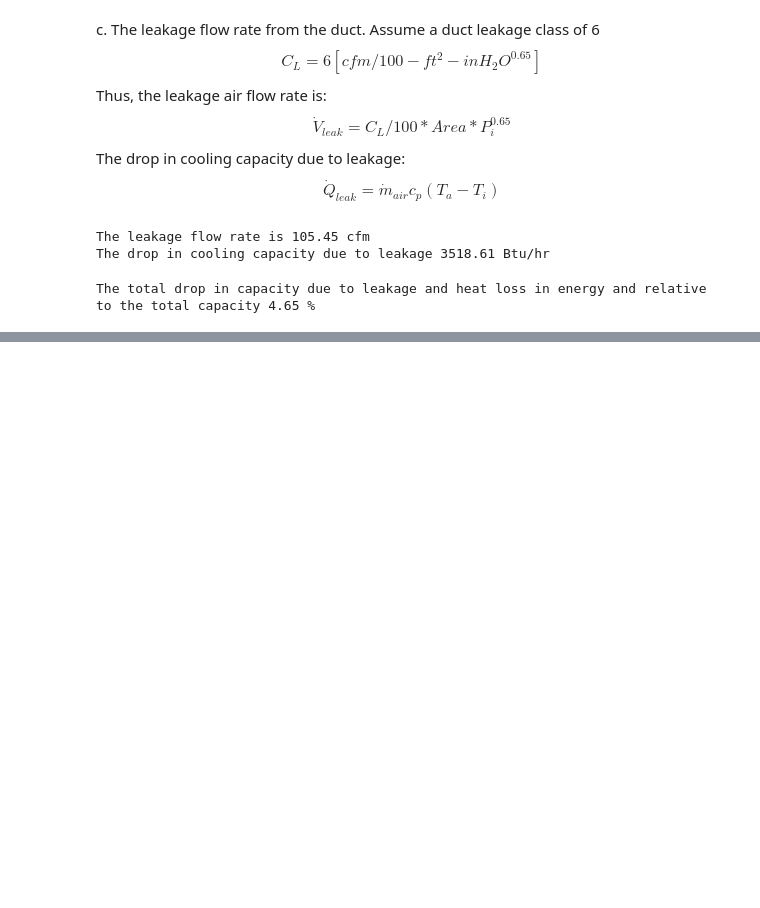
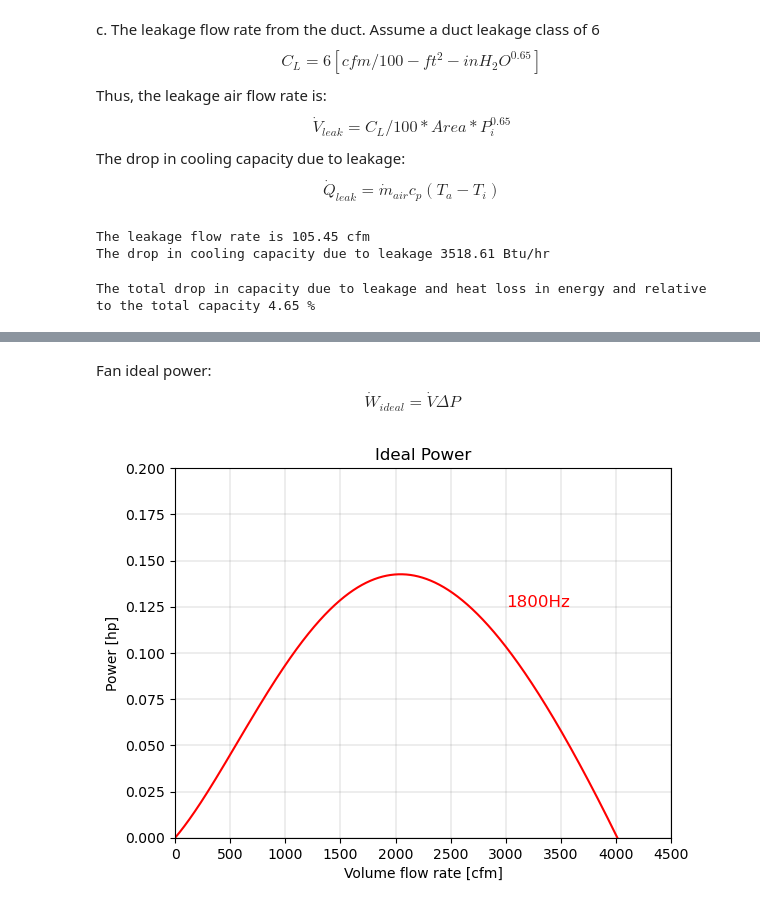
Before and after one commit to JieMa1202/CE414, a Jupyter notebook: Homework/Homework #5 #6.ipynb, the cells around one changed output, grey strips where cells are left out. Cells and saved outputs as stored; diff of their text form; code cells hidden in the pictures; blank space fills up the shorter version.

```diff
--- a/Homework/Homework #5 #6.ipynb
+++ b/Homework/Homework #5 #6.ipynb
@@ -95,0 +124,20 @@ The total drop in capacity due to leakage and heat loss in energy and relative t
+# %% [markdown]
+Fan ideal power:
+$$\dot{W}_{ideal} = \dot{V} \Delta{P}$$
+# %%
+W = np.zeros(len(V))
+for i in range(len(V)):
+   W[i] = V[i]*P[i]*1.57646e-4
+
+plt.plot(V, W,'r',linewidth=3)
+plt.grid(True, color='gray', linestyle='-', linewidth=0.2)
+plt.xlabel('Volume flow rate [cfm]')
+plt.ylabel('Power [hp]')
+plt.title('Ideal Power')
+plt.text(3000, 0.125, "1800Hz", fontsize=12, color='red')
+plt.xlim(0, 4500)
+plt.ylim(0, 0.2)
+plt.show()
+plt.show()
+# %% [output]
+[figure, added]
```
Also changed, not shown: parts of 8 cells of this notebook.
